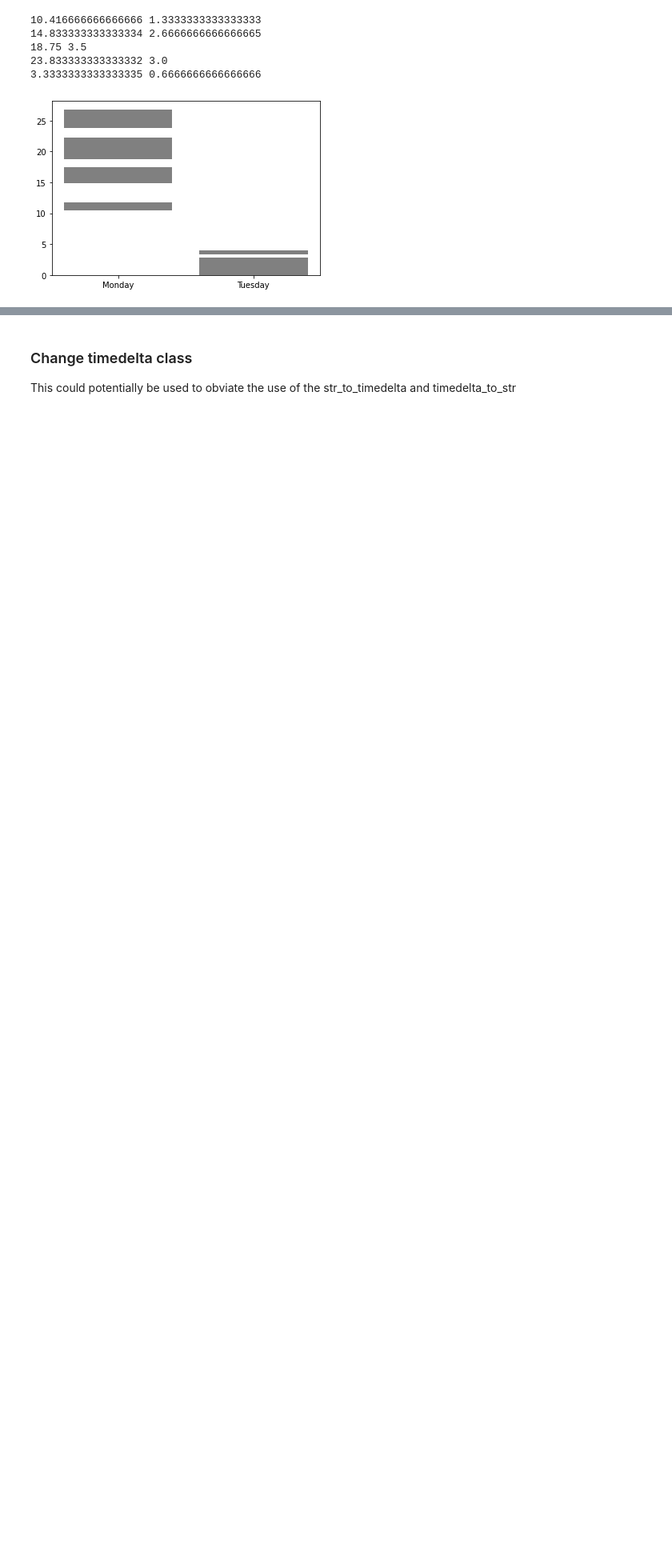
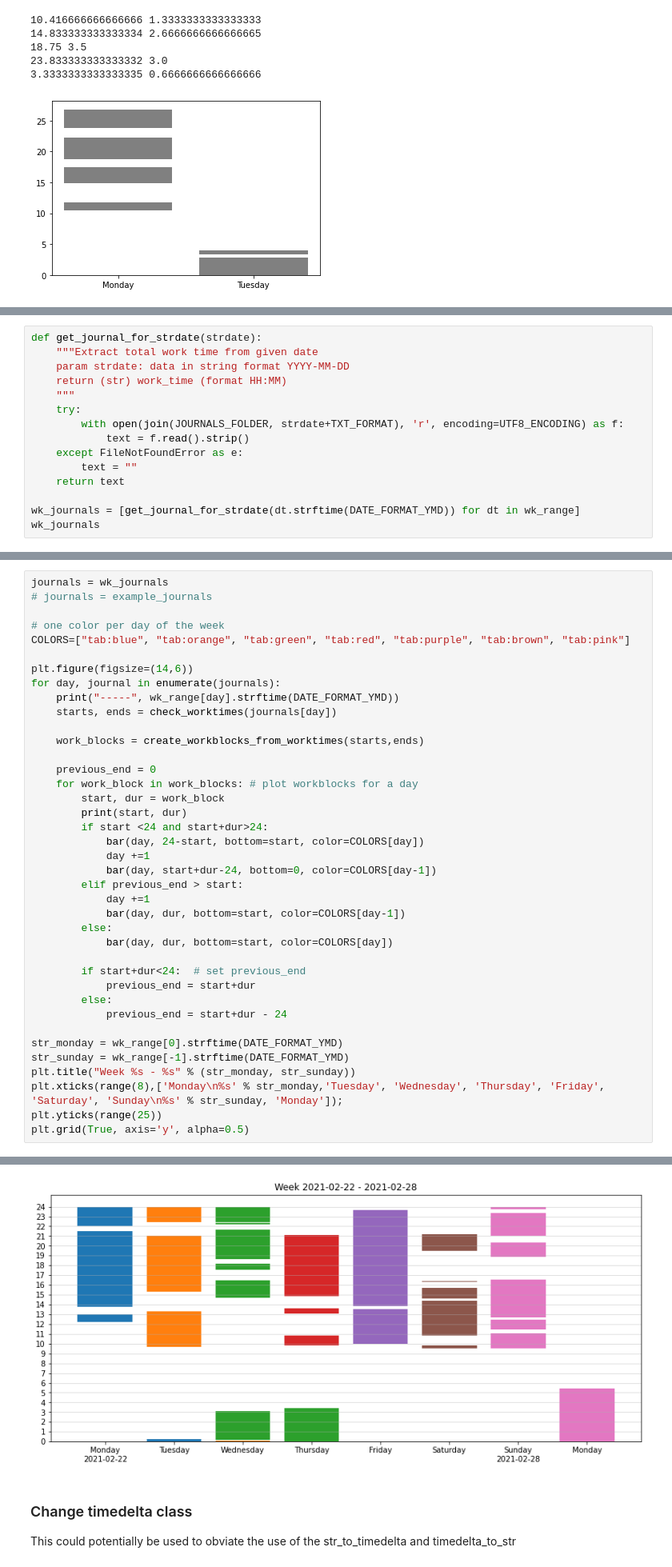
Before and after one commit to homerobse/work-journal, a Jupyter notebook: visualize_day.ipynb, the cells around one changed output, grey strips where cells are left out. Shown: that part at 80% size. Drawn from its saved outputs; the diff is of its cells as text; blank space fills up the shorter version.

Commit message:
Week worktimes visualization now with different colors per day
Also some refactoring to improve the code and added more labels to the plot.

```diff
--- a/visualize_day.ipynb
+++ b/visualize_day.ipynb
@@ -65,0 +119,15 @@ plt.xticks([1,2],['Monday','Tuesday']);
+# %%
+def get_journal_for_strdate(strdate):
+    """Extract total work time from given date
+    param strdate: data in string format YYYY-MM-DD
+    return (str) work_time (format HH:MM)
+    """
+    try:
+        with open(join(JOURNALS_FOLDER, strdate+TXT_FORMAT), 'r', encoding=UTF8_ENCODING) as f:
+            text = f.read().strip()
+    except FileNotFoundError as e:
+        text = ""
+    return text
+
+wk_journals = [get_journal_for_strdate(dt.strftime(DATE_FORMAT_YMD)) for dt in wk_range]
+wk_journals
@@ -65,0 +142,40 @@ plt.xticks([1,2],['Monday','Tuesday']);
+# %%
+journals = wk_journals
+# journals = example_journals
+
+# one color per day of the week
+COLORS=["tab:blue", "tab:orange", "tab:green", "tab:red", "tab:purple", "tab:brown", "tab:pink"]
+
+plt.figure(figsize=(14,6))
+for day, journal in enumerate(journals):
+    print("-----", wk_range[day].strftime(DATE_FORMAT_YMD))
+    starts, ends = check_worktimes(journals[day])
+
+    work_blocks = create_workblocks_from_worktimes(starts,ends)
+
+    previous_end = 0
+    for work_block in work_blocks: # plot workblocks for a day
+        start, dur = work_block
+        print(start, dur)
+        if start <24 and start+dur>24:
+            bar(day, 24-start, bottom=start, color=COLORS[day])
+            day +=1
+            bar(day, start+dur-24, bottom=0, color=COLORS[day-1])
+        elif previous_end > start:
+            day +=1
+            bar(day, dur, bottom=start, color=COLORS[day-1])
+        else:
+            bar(day, dur, bottom=start, color=COLORS[day])
+
+        if start+dur<24:  # set previous_end
+            previous_end = start+dur
+        else:
+            previous_end = start+dur - 24
+
+str_monday = wk_range[0].strftime(DATE_FORMAT_YMD)
+str_sunday = wk_range[-1].strftime(DATE_FORMAT_YMD)
+plt.title("Week %s - %s" % (str_monday, str_sunday))
+plt.xticks(range(8),['Monday\n%s' % str_monday,'Tuesday', 'Wednesday', 'Thursday', 'Friday', 'Saturday', 'Sunday\n%s' % str_sunday, 'Monday']);
+plt.yticks(range(25))
+plt.grid(True, axis='y', alpha=0.5)
+# %% [output]
@@ -66,3 +199,4 @@ plt.xticks([1,2],['Monday','Tuesday']);
+[figure, added]
 # %% [markdown]
 ### Change timedelta class
 This could potentially be used to obviate the use of the str_to_timedelta and timedelta_to_str
```
Also changed, not shown: parts of 12 cells of this notebook.
